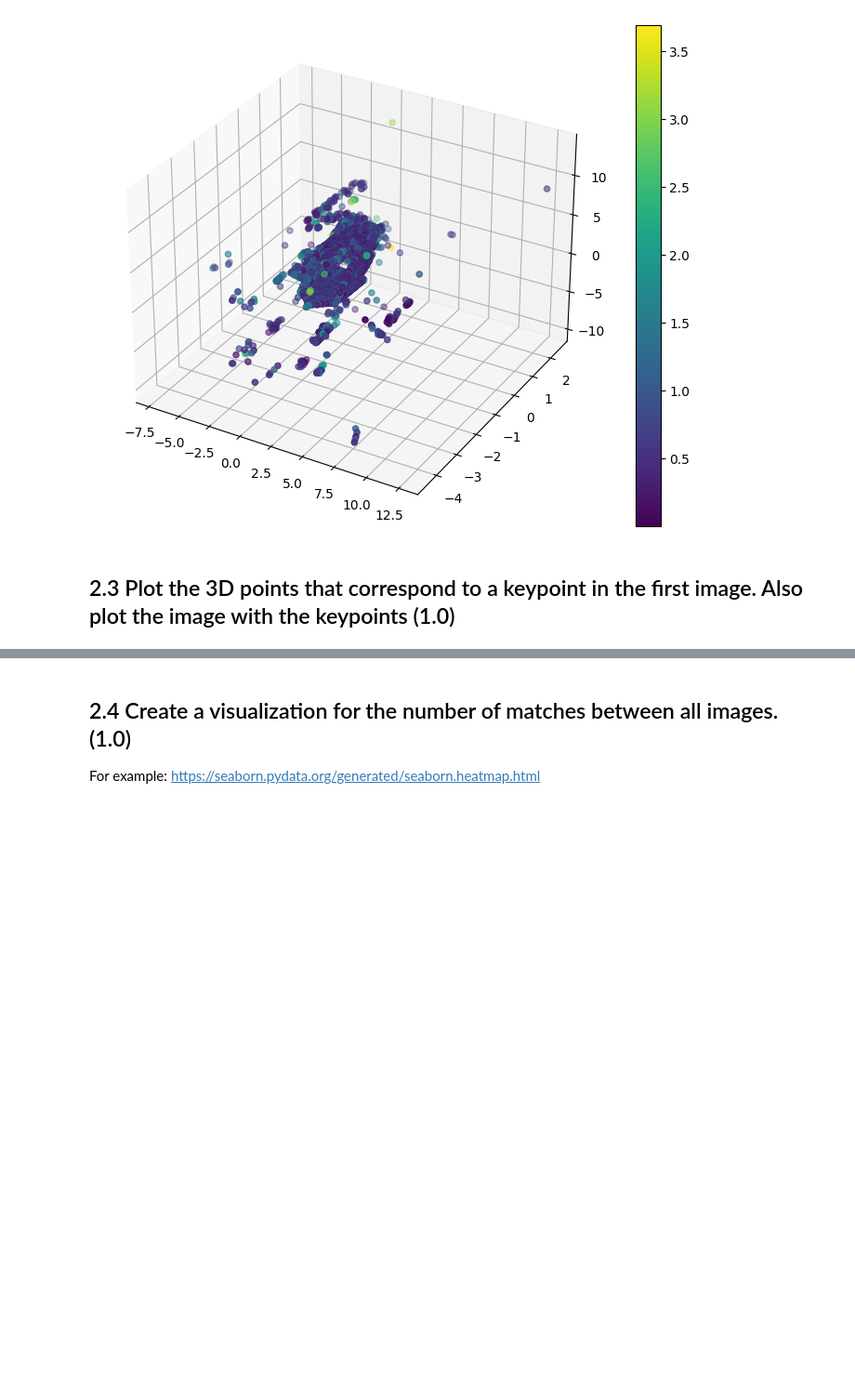
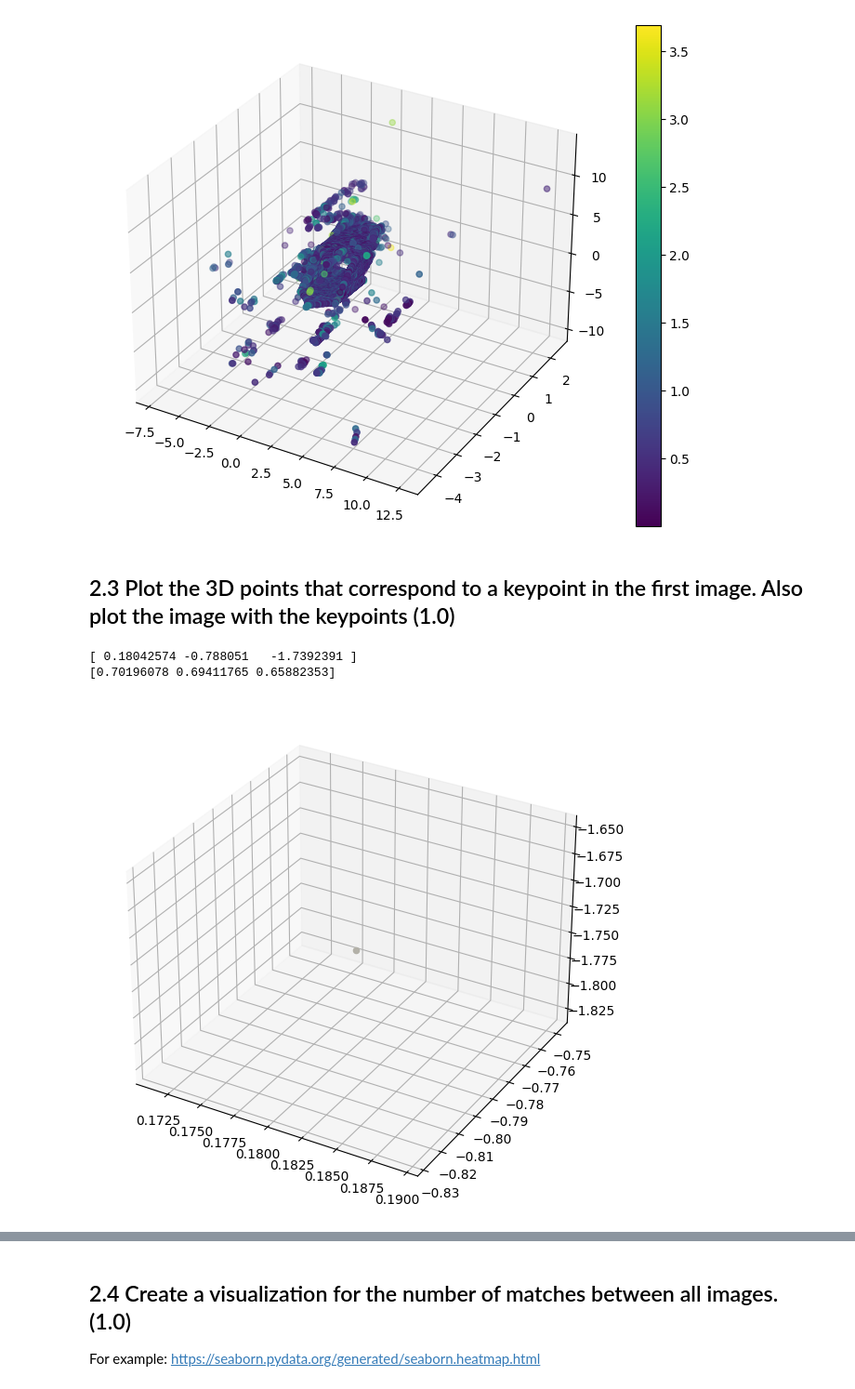
Before and after one commit to aolivtous/MCV_M4_3DVision, a Jupyter notebook: lab5/lab5.ipynb, the cells around one changed output, grey strips where cells are left out. Shown at 93% size. Saved outputs shown, nothing was run; the diff lists cells and outputs as text; code cells hidden in the pictures; blank space fills up the shorter version.

```diff
--- a/lab5/lab5.ipynb
+++ b/lab5/lab5.ipynb
@@ -174,7 +215,7 @@ Check num xys points first image: 12207
 #### <span style='color:Green'> - Plot the 3D points coloured according to the **number of images** from which it originated. </span> Can you extract any conclusions from the visualization?
 # %%
 ### TO DO 2.2
-def draw_points(points, color, ax=None, **plot_kwargs):
+def draw_points(points, color, ax=None, colorbar=True, only_one_point=False, **plot_kwargs):
     # Creating figure
 
     fig = plt.figure(figsize=(10, 7))
@@ -182,8 +223,12 @@ def draw_points(points, color, ax=None, **plot_kwargs):
     # Creating 3D scatter plot with num_images as intensity of color
     # alpha = num_images / np.max(num_images)
     # ax.scatter3D(points[:, 0], points[:, 1], points[:, 2], c=color, alpha=alpha, **plot_kwargs)
-    p = ax.scatter3D(points[:, 0], points[:, 1], points[:, 2], c=color, **plot_kwargs)
-    fig.colorbar(p)
+    if only_one_point==False:
+        p = ax.scatter3D(points[:, 0], points[:, 1], points[:, 2], c=color, **plot_kwargs)
+    else:
+        p = ax.scatter3D(points[0], points[1], points[2], c=color, **plot_kwargs)
+    if colorbar:
+        fig.colorbar(p)
 
 
 
@@ -224,3 +269,16 @@ draw_points(points3D_xyz, color=error, ax=None)
 ## 2.3 Plot the 3D points that correspond to a keypoint in the first image. Also plot the image with the keypoints (1.0)
 # %%
 ### TO DO 2.3
+# We will use one random kp from the first image that we know that it is associated to a 3D point
+kp_idx = sorted_points2D_idx[0]
+img_idx = 1
+
+point_idx = images[img_idx].point3D_ids[kp_idx]
+print(points3D[point_idx].xyz)
+print(points3D[point_idx].rgb/255)
+
+draw_points(points3D[point_idx].xyz, [points3D[point_idx].rgb/255], ax=None, colorbar=False, only_one_point=True)
+# %% [output]
+[ 0.18042574 -0.788051   -1.7392391 ]
+[0.70196078 0.69411765 0.65882353]
+[figure, added]
```
Also changed, not shown: parts of 4 cells of this notebook, 1 other file.
